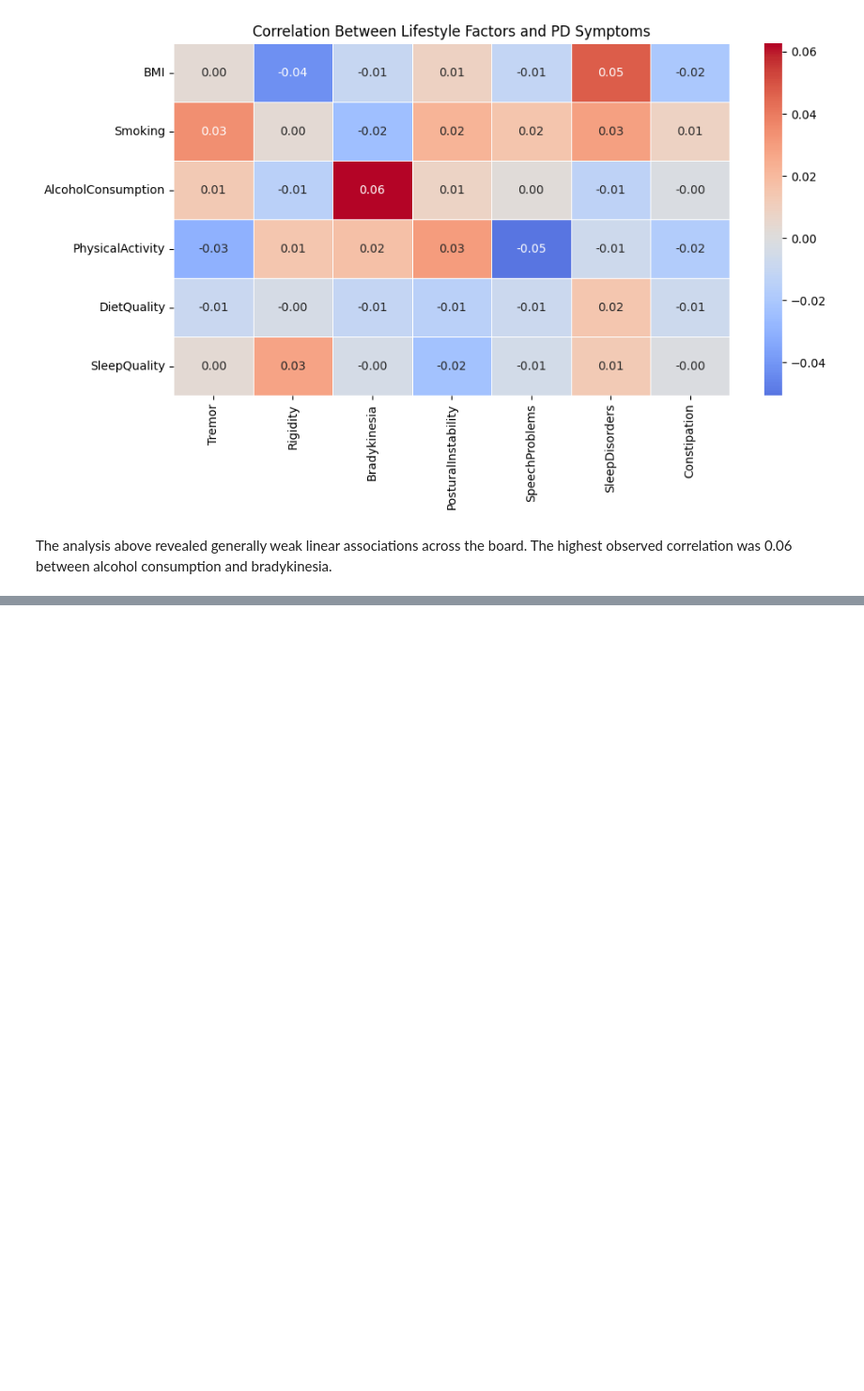
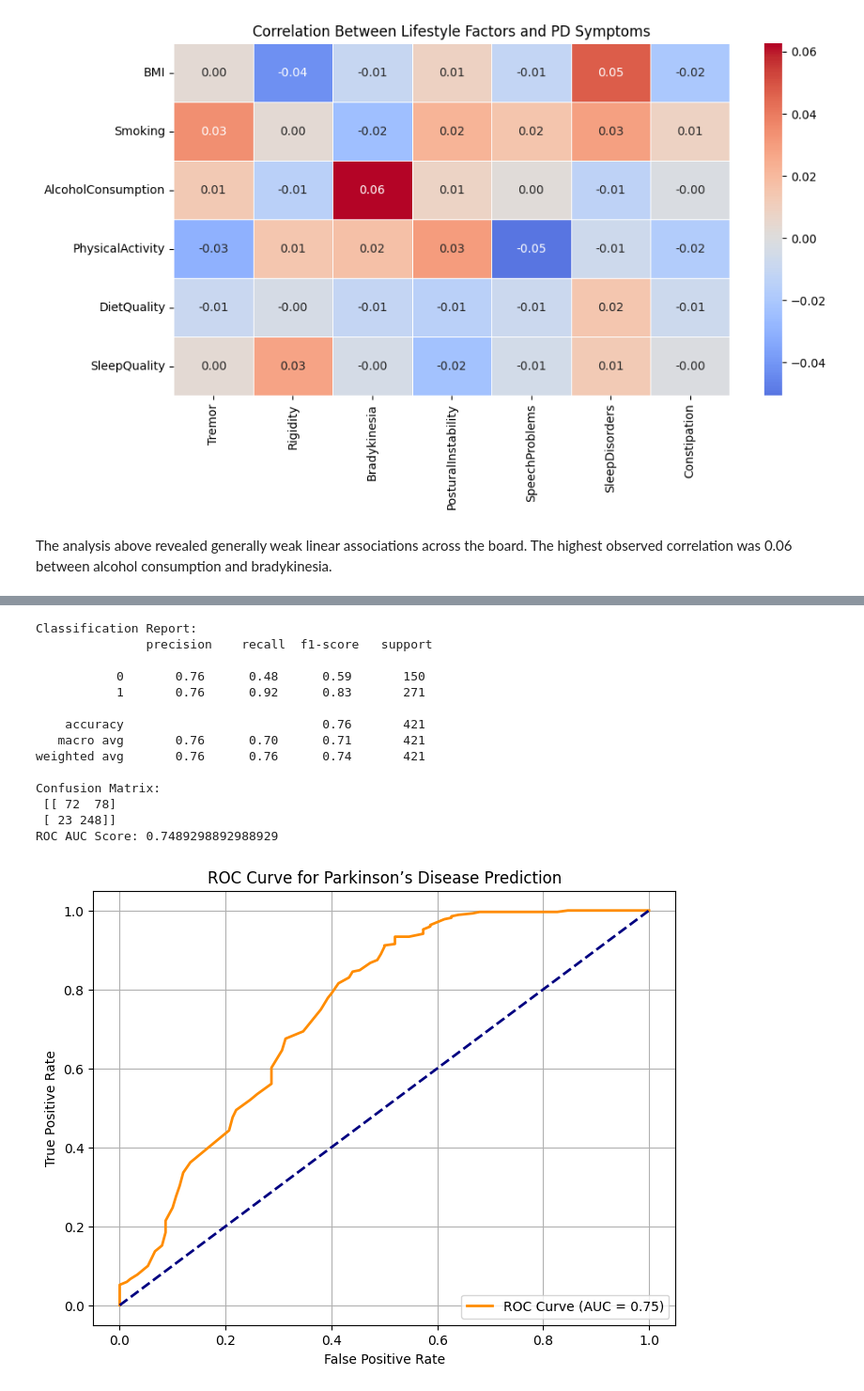
Before and after one commit to aishah0/Parkinsons-Analysis, a Jupyter notebook: Parkinson's_Analysis.ipynb, the cells around one changed output, grey strips where cells are left out. Shown at 94% size. Cells and saved outputs as stored; diff of their text form; code cells hidden in the pictures; blank space fills up the shorter version.

```diff
--- a/Parkinson's_Analysis.ipynb
+++ b/Parkinson's_Analysis.ipynb
@@ -353,0 +364,69 @@ The analysis above revealed generally weak linear associations across the board.
+# %%
+#initializing an empty list to collect model results
+model_results = []
+
+
+#importing necessary libraries
+from sklearn.model_selection import train_test_split
+from sklearn.metrics import classification_report, confusion_matrix, roc_auc_score, roc_curve
+from sklearn.ensemble import RandomForestClassifier
+import matplotlib.pyplot as plt
+
+#defining features (X) and target variable (y)
+X = df.drop(columns=['Diagnosis', 'UPDRS', 'PD_Stage'])
+y = df['Diagnosis']
+
+#splitting the dataset into training and test sets
+X_train, X_test, y_train, y_test = train_test_split(
+    X, y, test_size=0.2, random_state=42
+)
+
+#training a Random Forest classifier
+rf_model = RandomForestClassifier(random_state=42)
+rf_model.fit(X_train, y_train)
+
+#predicting on the test set
+y_pred = rf_model.predict(X_test)
+y_prob = rf_model.predict_proba(X_test)[:, 1]
+
+#evaluating the model's performance
+print("Classification Report:\n", classification_report(y_test, y_pred))
+print("Confusion Matrix:\n", confusion_matrix(y_test, y_pred))
+print("ROC AUC Score:", roc_auc_score(y_test, y_prob))
+
+#plotting the ROC Curve
+fpr, tpr, _ = roc_curve(y_test, y_prob)
+
+plt.figure(figsize=(8, 6))
+plt.plot(fpr, tpr, color='darkorange', lw=2,
+         label=f'ROC Curve (AUC = {roc_auc_score(y_test, y_prob):.2f})')
+plt.plot([0, 1], [0, 1], color='navy', lw=2, linestyle='--')
+plt.xlabel('False Positive Rate')
+plt.ylabel('True Positive Rate')
+plt.title('ROC Curve for Parkinson’s Disease Prediction')
+plt.legend(loc='lower right')
+plt.grid(True)
+plt.show()
+
+
+roc_auc = roc_auc_score(y_test, y_prob)
+model_results.append({
+    'Model': 'Random Forest (All Features)',
+    'ROC AUC': roc_auc
+})
+# %% [output]
+Classification Report:
+               precision    recall  f1-score   support
+
+           0       0.76      0.48      0.59       150
+           1       0.76      0.92      0.83       271
+
+    accuracy                           0.76       421
+   macro avg       0.76      0.70      0.71       421
+weighted avg       0.76      0.76      0.74       421
+
+Confusion Matrix:
+ [[ 72  78]
+ [ 23 248]]
+ROC AUC Score: 0.7489298892988929
+[figure, added]
```
Also changed, not shown: parts of 28 cells of this notebook.
